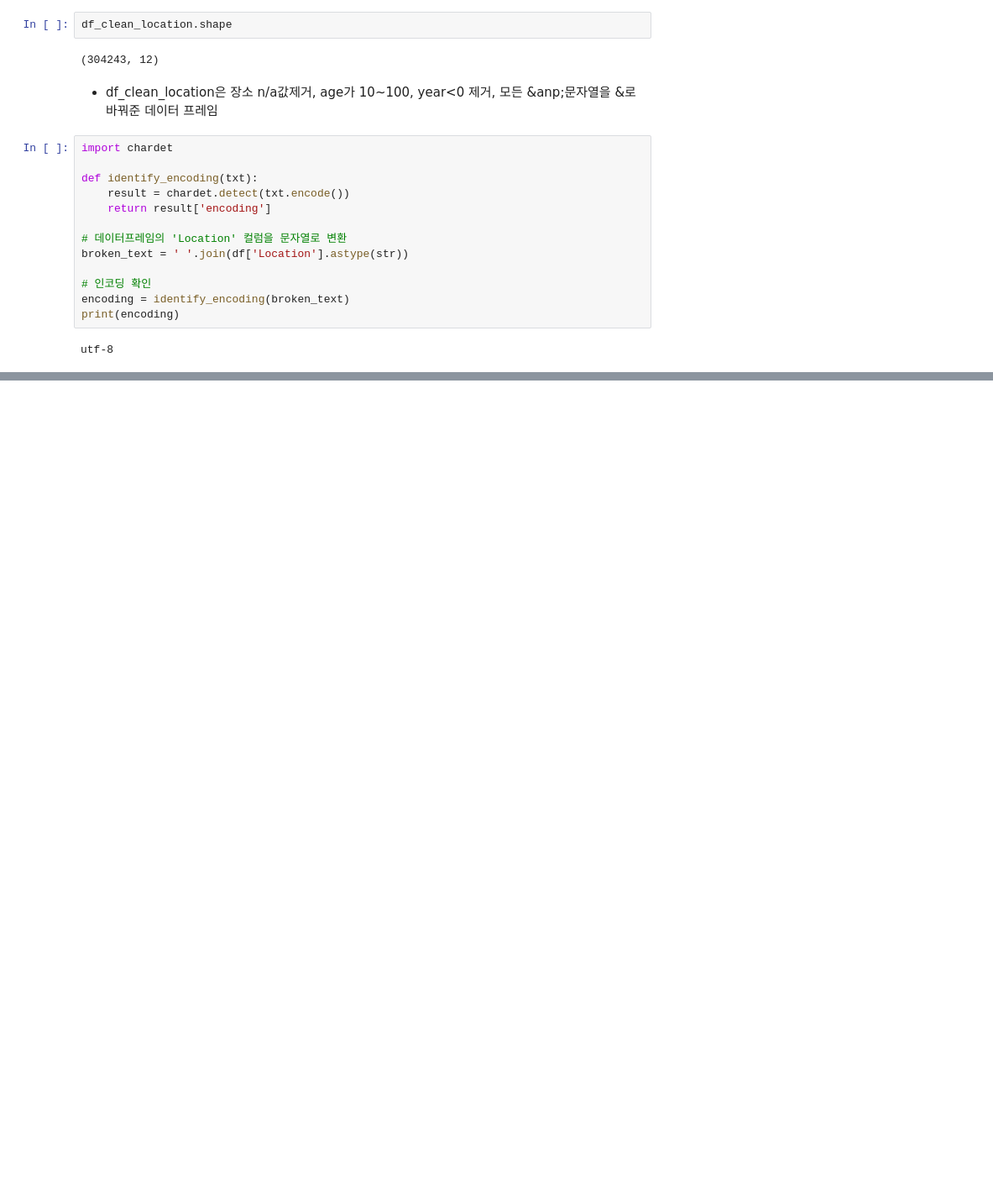
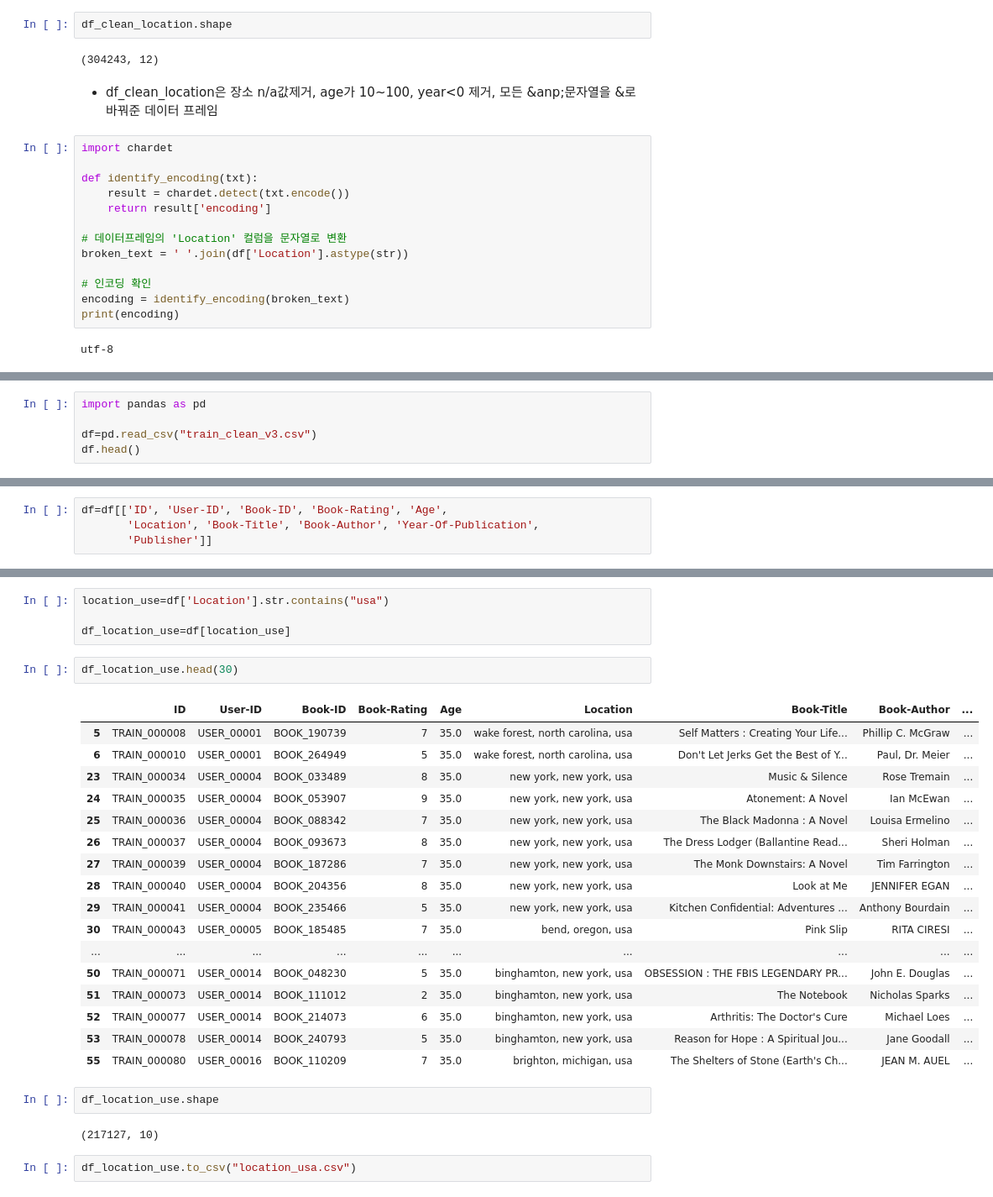
Before and after one commit to 2sojeong/DataScience_Term_23, a Jupyter notebook: pretest.ipynb, the cells around one changed output, grey strips where cells are left out. Shown at 84% size. Drawn from its saved outputs; the diff is of its cells as text; blank space fills up the shorter version.

Commit message:
update location data

```diff
--- a/pretest.ipynb
+++ b/pretest.ipynb
@@ -287,3 +287,8 @@ df_clean_location.head(20)
 | 28 | TRAIN_000028 | USER_00003 | BOOK_223786 | 9 | 24.0 | magdeburg, sachsen-anhalt, germany | Das Testament | John Grisham | ... |
 | 29 | TRAIN_000029 | USER_00003 | BOOK_229031 | 10 | 24.0 | magdeburg, sachsen-anhalt, germany | Ensel und Krete. Ein MÃ?Â¤rchen a... | Walter Moers | ... |
 | 30 | TRAIN_000030 | USER_00003 | BOOK_238221 | 10 | 24.0 | magdeburg, sachsen-anhalt, germany | Die 13 1/2 Leben des KÃ¤pt'n Blau... | Walter Moers | ... |
+# %%
+import pandas as pd
+
+df=pd.read_csv("train_clean_v3.csv")
+df.head()
@@ -289,0 +313,4 @@ df_clean_location.head(20)
+# %%
+df=df[['ID', 'User-ID', 'Book-ID', 'Book-Rating', 'Age',
+       'Location', 'Book-Title', 'Book-Author', 'Year-Of-Publication',
+       'Publisher']]
@@ -289,0 +326,30 @@ df_clean_location.head(20)
+# %%
+location_use=df['Location'].str.contains("usa")
+
+df_location_use=df[location_use]
+# %%
+df_location_use.head(30)
+# %% [output]
+|  | ID | User-ID | Book-ID | Book-Rating | Age | Location | Book-Title | Book-Author | ... |
+| 5 | TRAIN_000008 | USER_00001 | BOOK_190739 | 7 | 35.0 | wake forest, north carolina, usa | Self Matters : Creating Your Life... | Phillip C. McGraw | ... |
+| 6 | TRAIN_000010 | USER_00001 | BOOK_264949 | 5 | 35.0 | wake forest, north carolina, usa | Don't Let Jerks Get the Best of Y... | Paul, Dr. Meier | ... |
+| 23 | TRAIN_000034 | USER_00004 | BOOK_033489 | 8 | 35.0 | new york, new york, usa | Music & Silence | Rose Tremain | ... |
+| 24 | TRAIN_000035 | USER_00004 | BOOK_053907 | 9 | 35.0 | new york, new york, usa | Atonement: A Novel | Ian McEwan | ... |
+| 25 | TRAIN_000036 | USER_00004 | BOOK_088342 | 7 | 35.0 | new york, new york, usa | The Black Madonna : A Novel | Louisa Ermelino | ... |
+| 26 | TRAIN_000037 | USER_00004 | BOOK_093673 | 8 | 35.0 | new york, new york, usa | The Dress Lodger (Ballantine Read... | Sheri Holman | ... |
+| 27 | TRAIN_000039 | USER_00004 | BOOK_187286 | 7 | 35.0 | new york, new york, usa | The Monk Downstairs: A Novel | Tim Farrington | ... |
+| 28 | TRAIN_000040 | USER_00004 | BOOK_204356 | 8 | 35.0 | new york, new york, usa | Look at Me | JENNIFER EGAN | ... |
+| 29 | TRAIN_000041 | USER_00004 | BOOK_235466 | 5 | 35.0 | new york, new york, usa | Kitchen Confidential: Adventures ... | Anthony Bourdain | ... |
+| 30 | TRAIN_000043 | USER_00005 | BOOK_185485 | 7 | 35.0 | bend, oregon, usa | Pink Slip | RITA CIRESI | ... |
+| ... | ... | ... | ... | ... | ... | ... | ... | ... | ... |
+| 50 | TRAIN_000071 | USER_00014 | BOOK_048230 | 5 | 35.0 | binghamton, new york, usa | OBSESSION : THE FBIS LEGENDARY PR... | John E. Douglas | ... |
+| 51 | TRAIN_000073 | USER_00014 | BOOK_111012 | 2 | 35.0 | binghamton, new york, usa | The Notebook | Nicholas Sparks | ... |
+| 52 | TRAIN_000077 | USER_00014 | BOOK_214073 | 6 | 35.0 | binghamton, new york, usa | Arthritis: The Doctor's Cure | Michael Loes | ... |
+| 53 | TRAIN_000078 | USER_00014 | BOOK_240793 | 5 | 35.0 | binghamton, new york, usa | Reason for Hope : A Spiritual Jou... | Jane Goodall | ... |
+| 55 | TRAIN_000080 | USER_00016 | BOOK_110209 | 7 | 35.0 | brighton, michigan, usa | The Shelters of Stone (Earth's Ch... | JEAN M. AUEL | ... |
+# %%
+df_location_use.shape
+# %% [output]
+(217127, 10)
+# %%
+df_location_use.to_csv("location_usa.csv")
```
Also changed, not shown: parts of 4 cells of this notebook.
